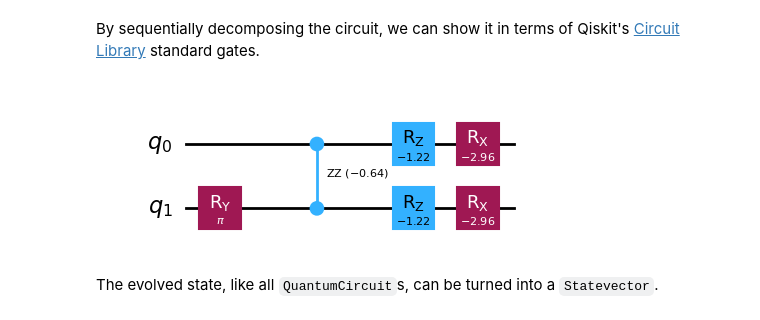
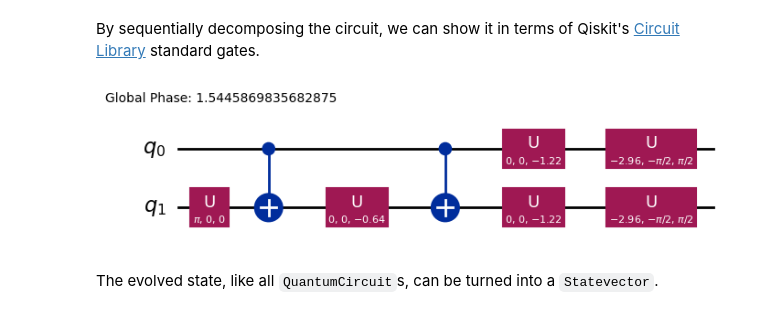
Before and after one commit to qiskit-community/qiskit-algorithms, a Jupyter notebook: docs/tutorials/13_trotterQRTE.ipynb, the cells around one changed output. Drawn from its saved outputs; the diff is of its cells as text; code cells hidden in the pictures.

```diff
--- a/docs/tutorials/13_trotterQRTE.ipynb
+++ b/docs/tutorials/13_trotterQRTE.ipynb
@@ -96,11 +96,11 @@ result.evolved_state.draw("mpl")
 # %% [markdown]
 By sequentially decomposing the circuit, we can show it in terms of Qiskit's [Circuit Library](https://quantum.cloud.ibm.com/docs/api/qiskit/circuit_library) standard gates.
 # %%
-result.evolved_state.decompose(reps=2).decompose("disentangler_dg").decompose(
+result.evolved_state.decompose(reps=5).decompose("disentangler_dg").decompose(
     "multiplex1_reverse_dg"
 ).draw("mpl")
 # %% [output]
-[figure, old version]
+[figure, new version]
 # %% [markdown]
 The evolved state, like all `QuantumCircuit`s, can be turned into a `Statevector`.
 # %%
```
Also changed, not shown: parts of 8 cells of this notebook, 6 other files.
